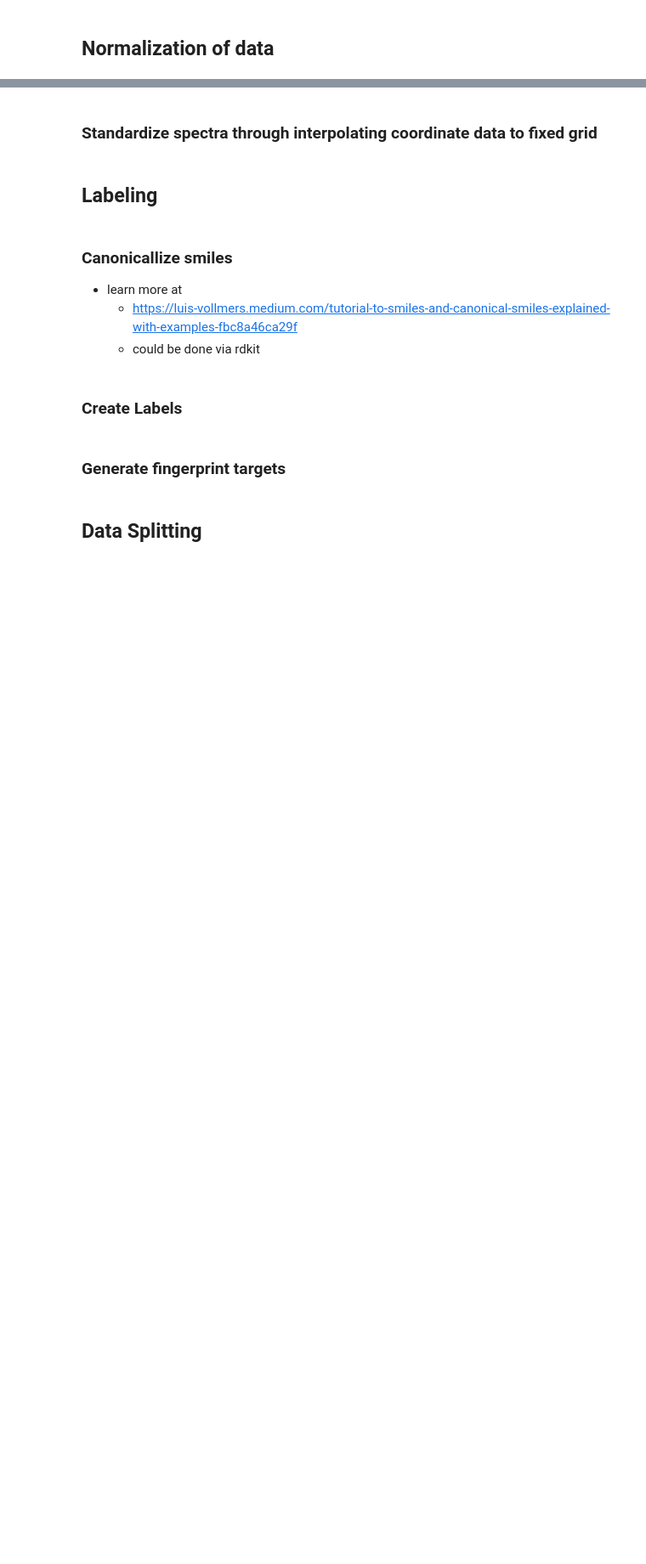
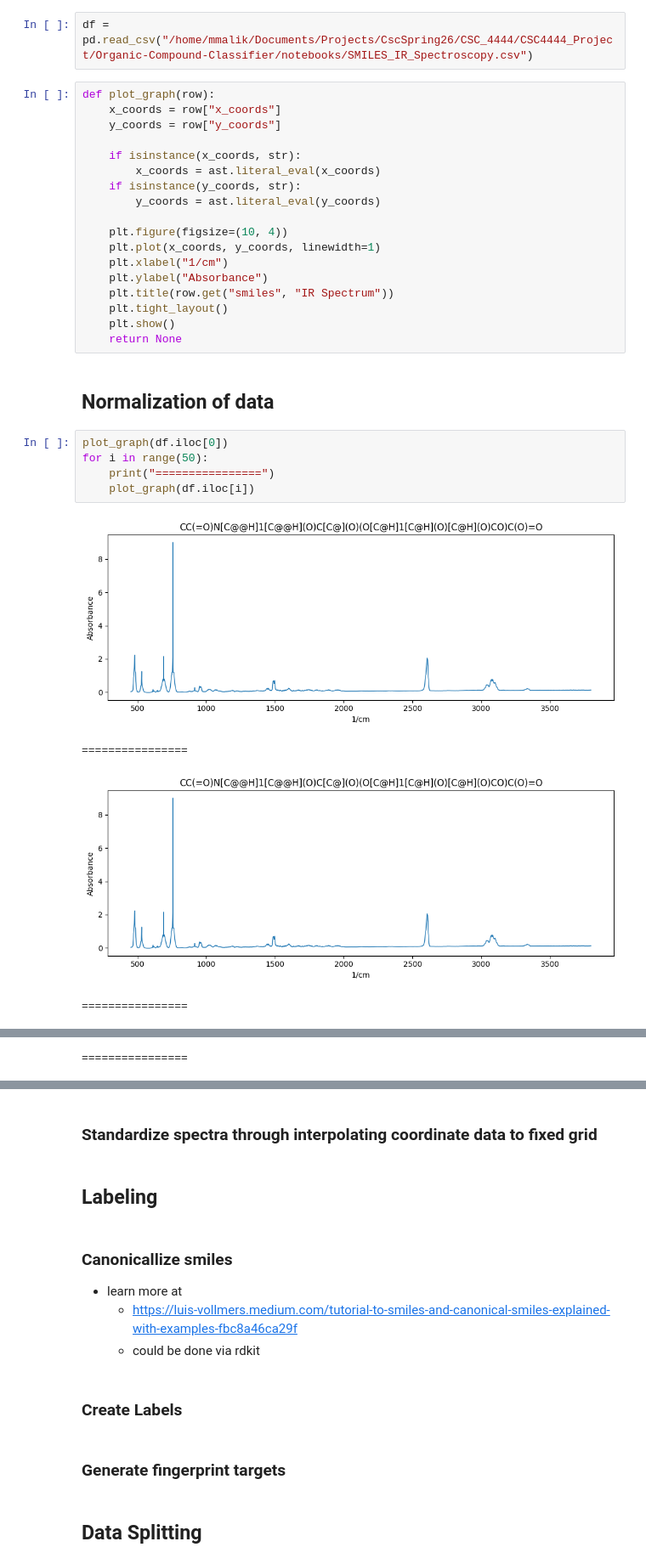
Before and after one commit to m-malik622/Organic-Compound-Classifier, a Jupyter notebook: notebooks/train_model.ipynb, the cells around one changed output, grey strips where cells are left out. Shown at 85% size. Drawn from its saved outputs; the diff is of its cells as text; blank space fills up the shorter version.

Commit message:
feat: created helper function to visualize a ocmpoiunds ir spectra tjat masures absorvnce

```diff
--- a/notebooks/train_model.ipynb
+++ b/notebooks/train_model.ipynb
@@ -3,2 +10,32 @@
+# %%
+df = pd.read_csv("/home/mmalik/Documents/Projects/CscSpring26/CSC_4444/CSC4444_Project/Organic-Compound-Classifier/notebooks/SMILES_IR_Spectroscopy.csv")
+# %%
+def plot_graph(row):
+    x_coords = row["x_coords"]
+    y_coords = row["y_coords"]
+
+    if isinstance(x_coords, str):
+        x_coords = ast.literal_eval(x_coords)
+    if isinstance(y_coords, str):
+        y_coords = ast.literal_eval(y_coords)
+
+    plt.figure(figsize=(10, 4))
+    plt.plot(x_coords, y_coords, linewidth=1)
+    plt.xlabel("1/cm")
+    plt.ylabel("Absorbance")
+    plt.title(row.get("smiles", "IR Spectrum"))
+    plt.tight_layout()
+    plt.show()
+    return None
 # %% [markdown]
 ## Normalization of data
+# %%
+plot_graph(df.iloc[0])
+for i in range(50):
+    print("================")
+    plot_graph(df.iloc[i])
+# %% [output]
+[figure, added]
+================
+[figure, added]
+================
@@ -4,0 +43 @@
+================
```
Also changed, not shown: parts of 2 cells of this notebook.
